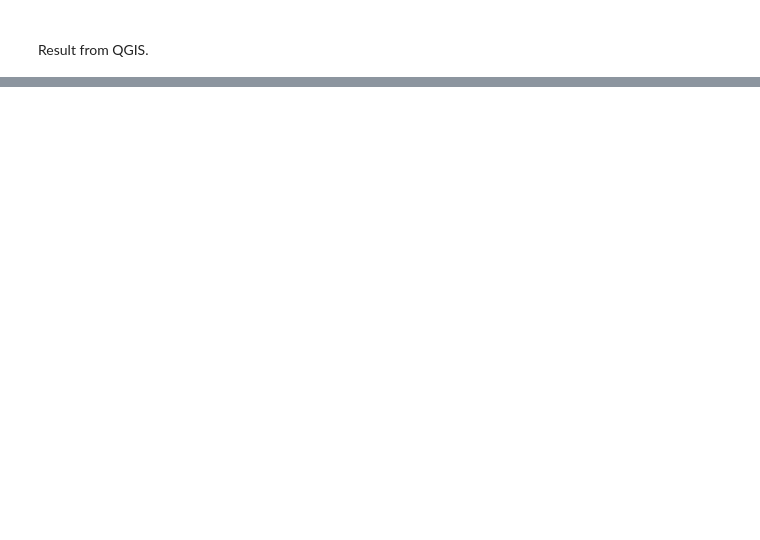
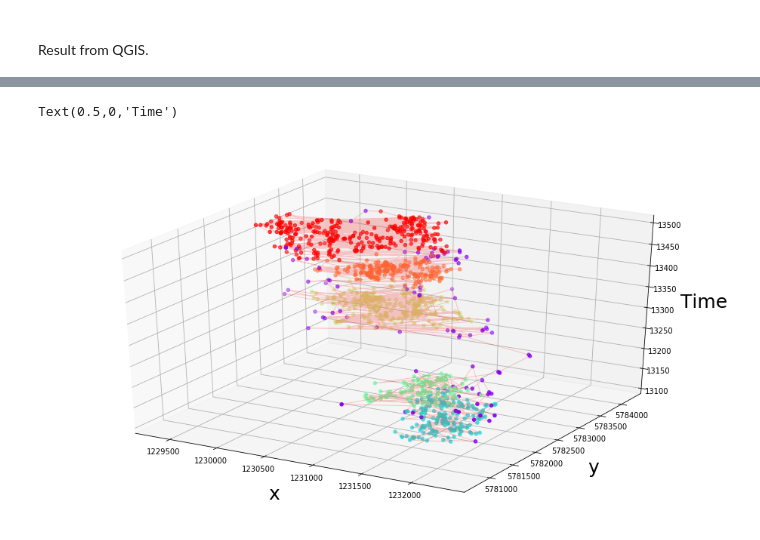
Before and after one commit to lucaArrotta/DBSCAN-in-Python, a Jupyter notebook: DBSCAN.ipynb, the cells around one changed output, grey strips where cells are left out. Cells and saved outputs as stored; diff of their text form; code cells hidden in the pictures; blank space fills up the shorter version.

```diff
--- a/DBSCAN.ipynb
+++ b/DBSCAN.ipynb
@@ -350,0 +528,15 @@ Result from QGIS.
+# %%
+fig = plt.figure(figsize=(16,9))
+ax = plt.axes(projection='3d')
+
+floatx = [float(x) for x in xs]
+floaty = [float(y) for y in ys]
+
+ax.plot(floatx, floaty, zs, c='r', linewidth=1, alpha=0.2)
+ax.scatter3D(xs, ys, zs, c=ls, cmap='rainbow')
+ax.set_xlabel("x", size=25, labelpad=20)
+ax.set_ylabel("y", size=25, labelpad=20)
+ax.set_zlabel("Time", size=25, labelpad=20)
+# %% [output]
+Text(0.5,0,'Time')
+[figure, added]
```
Also changed, not shown: parts of 21 cells of this notebook.
